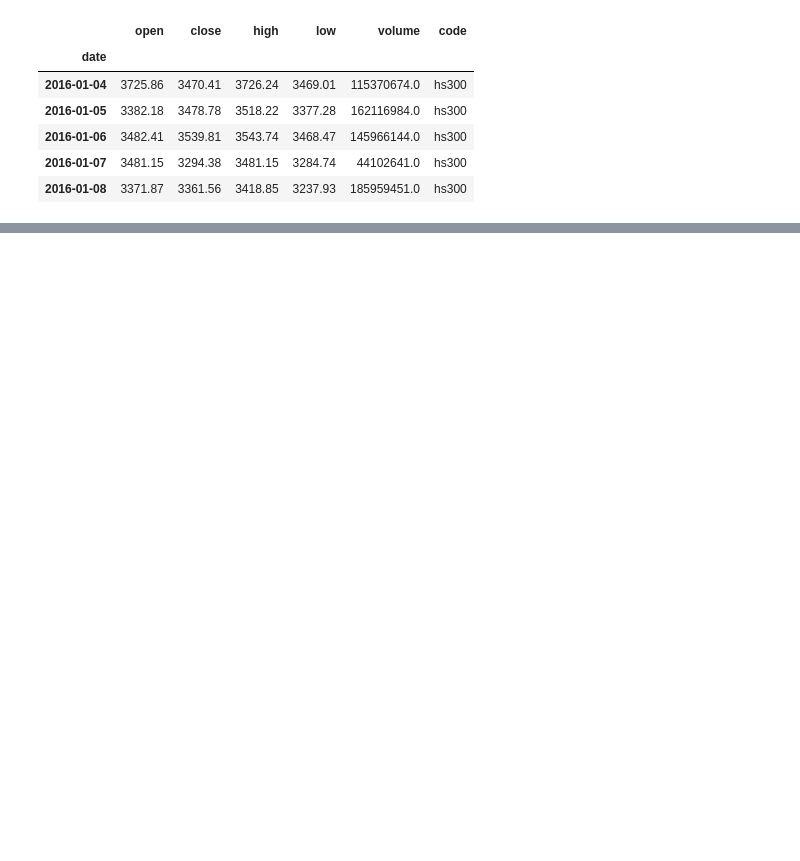
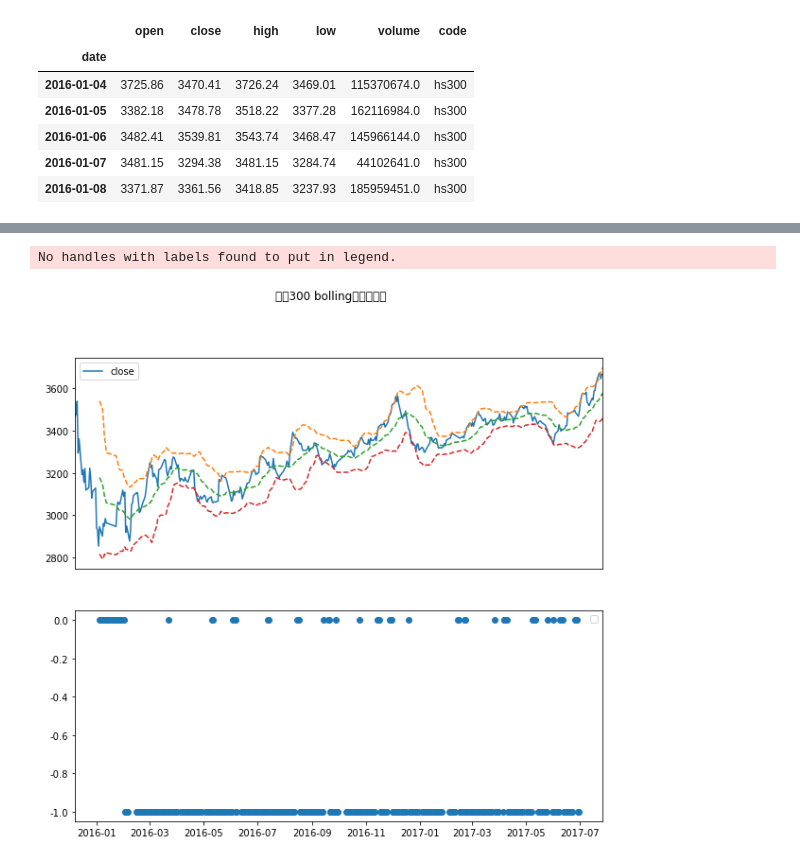
Before and after one commit to myplanB/QuantitativeTransaction, a Jupyter notebook: 19 布林带.ipynb, the cells around one changed output, grey strips where cells are left out. Saved outputs shown, nothing was run; the diff lists cells and outputs as text; code cells hidden in the pictures; blank space fills up the shorter version.

```diff
--- a/19 布林带.ipynb
+++ b/19 布林带.ipynb
@@ -84,0 +109,32 @@ stock_index.tail()
+# %%
+## 使用position标记持仓情况，全新的循环法思路
+position = 0
+
+for item in stock_index.iterrows():
+    if item[1]['signal'] == 1:
+        position = 1
+    elif item[1]['signal'] == -1:
+        position = -1
+    else:
+        pass
+
+    stock_index.loc[item[0],'position'] = position
+# %%
+
+##  绘制持仓情况图
+plt.subplot(2,1,1)
+plt.gca().axes.get_xaxis().set_visible(False)
+stock_index['close'].plot(figsize=(10,10))
+plt.plot(stock_index['upper'],linestyle='--')
+plt.plot(stock_index['middle'],linestyle='--')
+plt.plot(stock_index['lower'],linestyle='--')
+plt.legend()
+
+plt.subplot(2,1,2)
+plt.plot(stock_index['signal'],marker='o',linestyle='')
+plt.legend()
+plt.suptitle('沪深300 bolling交易信号图')
+plt.show()
+# %% [output]
+No handles with labels found to put in legend.
+[figure, added]
```
Also changed, not shown: parts of 2 cells of this notebook, 8 other files.
